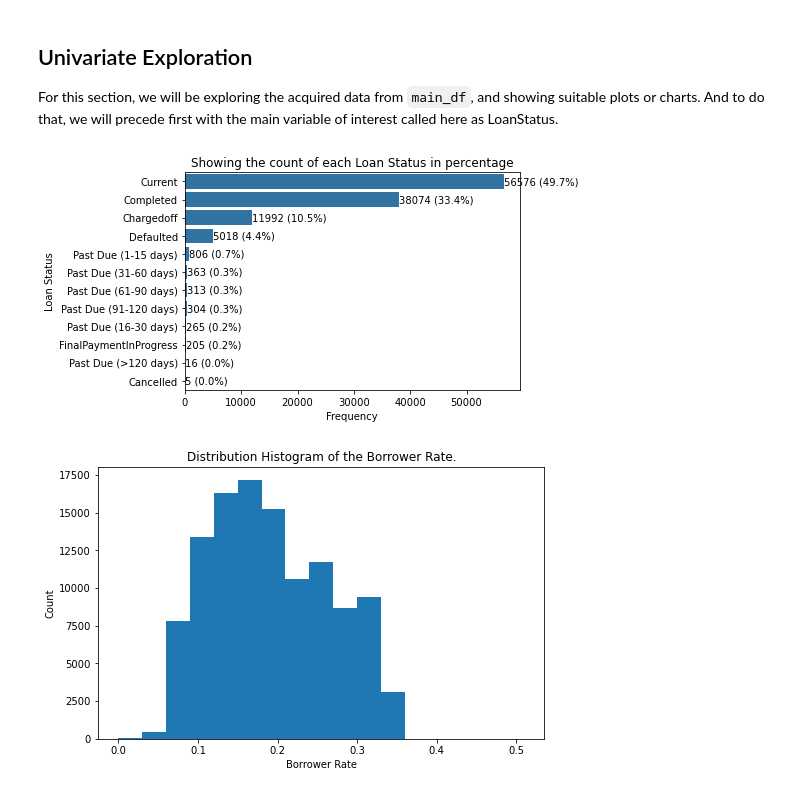
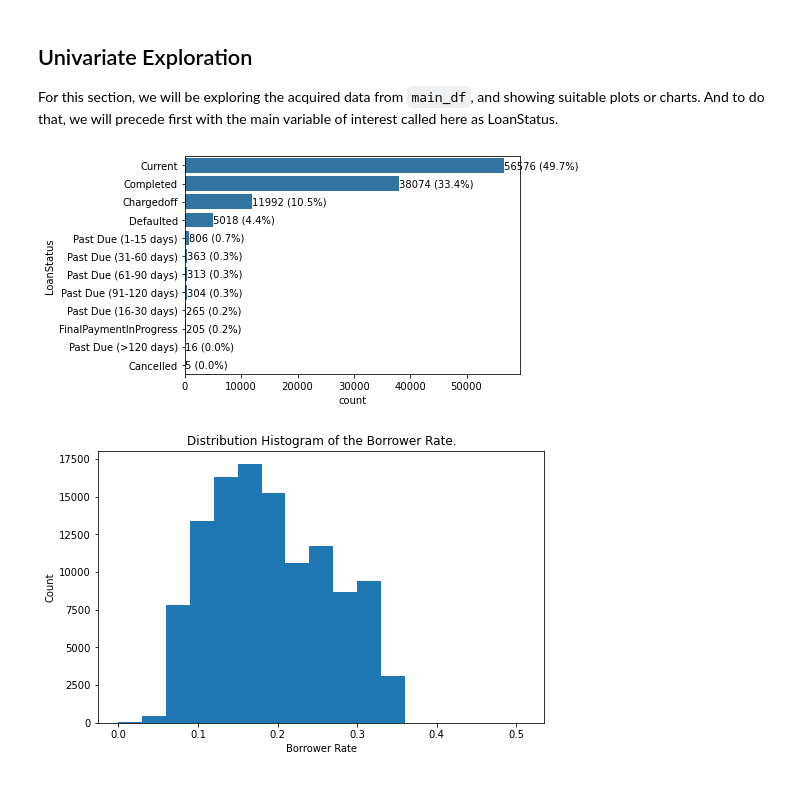
Before and after one commit to nakatsinho/Dataset-Communicate, a Jupyter notebook: Part_I_exploration_template.ipynb, the cells around one changed output. Cells and saved outputs as stored; diff of their text form; code cells hidden in the pictures.

```diff
--- a/Part_I_exploration_template.ipynb
+++ b/Part_I_exploration_template.ipynb
@@ -196,22 +196,27 @@ For this section, we will be exploring the acquired data from `main_df`, and sho
 # %%
 #Plot the bar horizontally and show the counts beside each bar
 show_color = sb.color_palette()[0]
 
 index = acquired_values['LoanStatus'].value_counts().index
 counts = acquired_values['LoanStatus'].value_counts()
 value = acquired_values.shape[0]
 
 sb.countplot(data = acquired_values, y = 'LoanStatus', color = show_color, order = index);
-plt.title('Showing the count of each Loan Status in percentage');
-plt.xlabel('Frequency');
-plt.ylabel('Loan Status');
+xL = 'Loan Status';
+yL = 'Frequency';
+title = 'Showing the count of each Loan Status in percentage';
+#defining params
+def params (xL, yL, title):
+    plt.title(title)
+    plt.xlabel(xL)
+    plt.ylabel(yL)
 
 for i in range(counts.shape[0]):
     Count = counts[i]
     percentage = '{:0.1f}%'.format(100*Count/value)
     plt.text(Count+1, i,"{0}".format(Count)+" ({0})".format(percentage)  , va = 'center');
 # %% [output]
-[figure, old version]
+[figure, new version]
 # %%
 #Here we have a Histogram showing Distribution of Borrower
 size = 0.030
```
Also changed, not shown: parts of 11 cells of this notebook.
